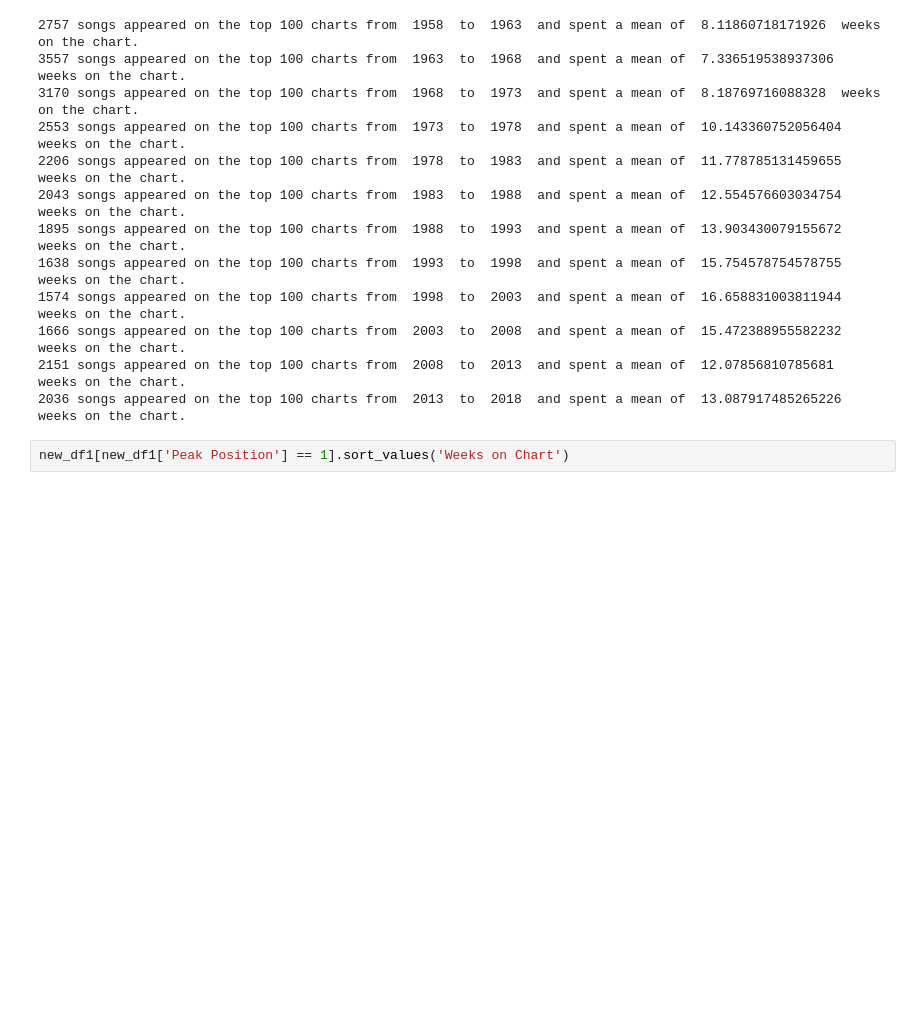
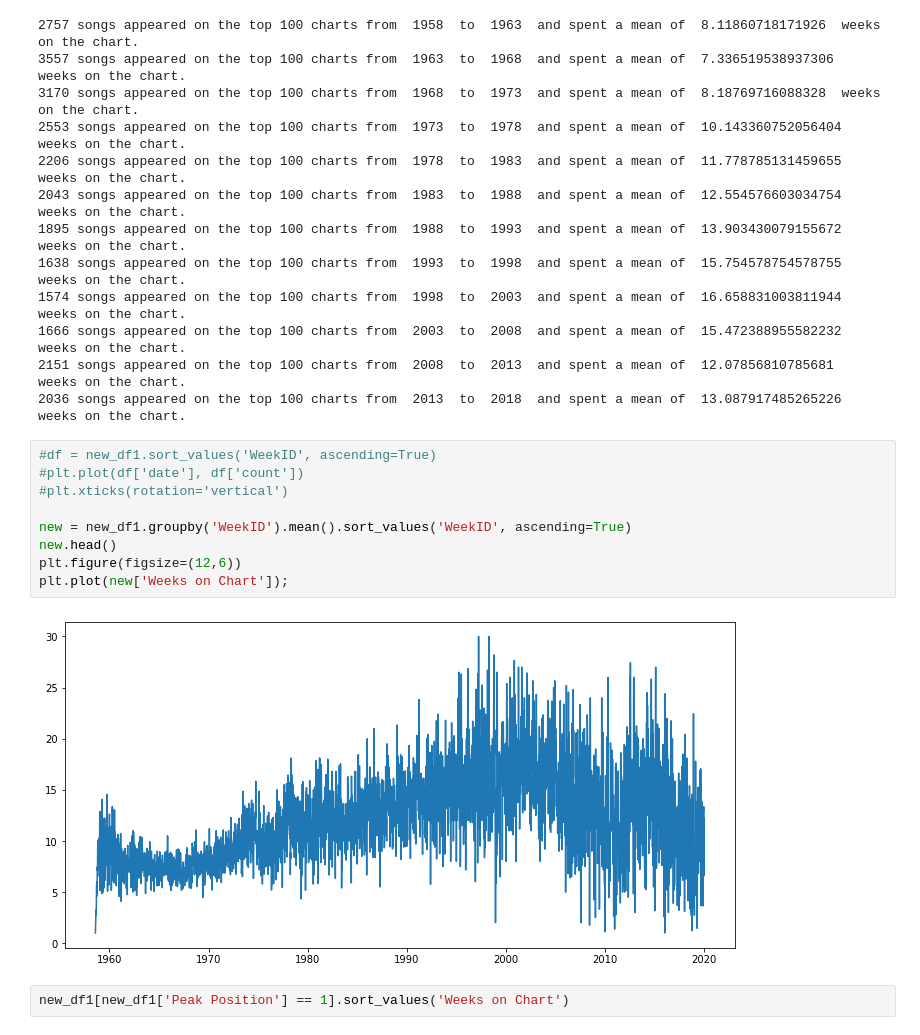
Before and after one commit to RobNewt/Data-Analysis, a Jupyter notebook: Billboard Top 100 (In Progress).ipynb, the cells around one changed output. Cells and saved outputs as stored; diff of their text form; blank space fills up the shorter version.

```diff
--- a/Billboard Top 100 (In Progress).ipynb
+++ b/Billboard Top 100 (In Progress).ipynb
@@ -305,6 +361,17 @@ for i in range (0, 12):
 1666 songs appeared on the top 100 charts from  2003  to  2008  and spent a mean of  15.472388955582232  weeks on the chart.
 2151 songs appeared on the top 100 charts from  2008  to  2013  and spent a mean of  12.07856810785681  weeks on the chart.
 2036 songs appeared on the top 100 charts from  2013  to  2018  and spent a mean of  13.087917485265226  weeks on the chart.
+# %%
+#df = new_df1.sort_values('WeekID', ascending=True)
+#plt.plot(df['date'], df['count'])
+#plt.xticks(rotation='vertical')
+
+new = new_df1.groupby('WeekID').mean().sort_values('WeekID', ascending=True)
+new.head()
+plt.figure(figsize=(12,6))
+plt.plot(new['Weeks on Chart']);
+# %% [output]
+[figure, added]
 # %%
 new_df1[new_df1['Peak Position'] == 1].sort_values('Weeks on Chart')
 # %% [output]
```
Also changed, not shown: parts of 10 cells of this notebook.
